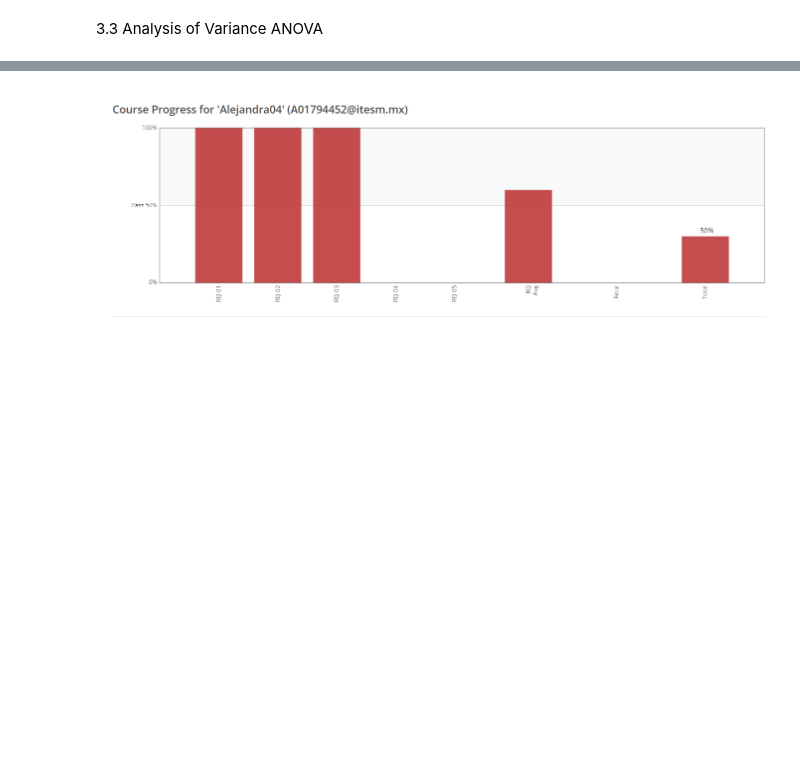
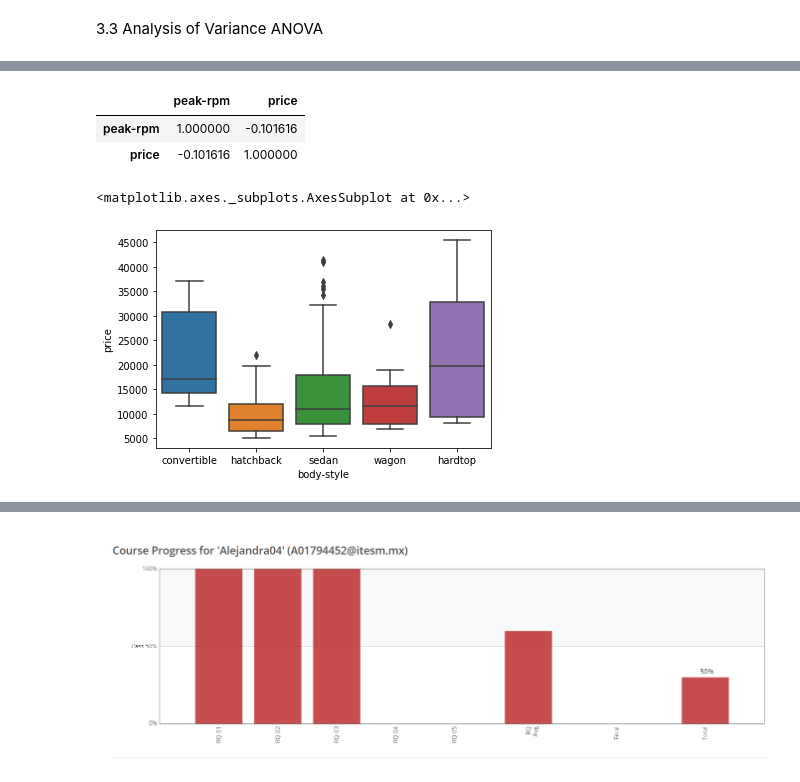
Before and after one commit to PosgradoMNA/actividades-de-aprendizaje-aleislasb, a Jupyter notebook: Semana 6_IBM.ipynb, the cells around one changed output, grey strips where cells are left out. Cells and saved outputs as stored; diff of their text form; code cells hidden in the pictures; blank space fills up the shorter version.

```diff
--- a/Semana 6_IBM.ipynb
+++ b/Semana 6_IBM.ipynb
@@ -35,0 +150,12 @@ df.pivot(index="drive-wheels", columns="body-style")
+# %%
+df[['peak-rpm','price']].corr()
+# %% [output]
+|  | peak-rpm | price |
+| peak-rpm | 1.000000 | -0.101616 |
+| price | -0.101616 | 1.000000 |
+# %%
+#Also in python we can ask for boxplots, in this case is the distribution according to body-style, showing the distibution among price.
+sns.boxplot(x="body-style", y="price", data=df)
+# %% [output]
+<matplotlib.axes._subplots.AxesSubplot at 0x...>
+[figure, added]
```
Also changed, not shown: parts of 24 cells of this notebook.
